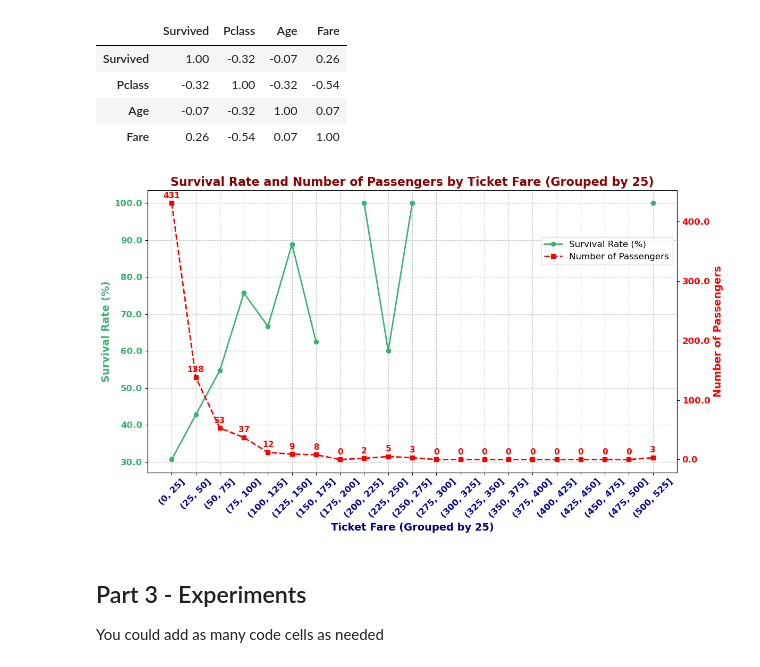
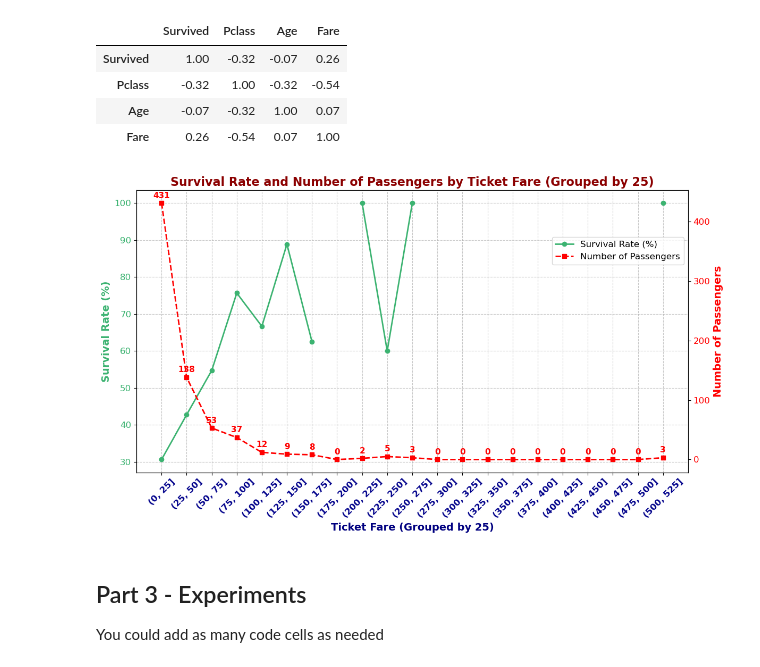
Before and after one commit to ShalevOzeri/machine-learning-task-2, a Jupyter notebook: Assignment2_supervised_learning_flow.ipynb, the cells around one changed output. Cells and saved outputs as stored; diff of their text form; code cells hidden in the pictures.

```diff
--- a/Assignment2_supervised_learning_flow.ipynb
+++ b/Assignment2_supervised_learning_flow.ipynb
@@ -153,7 +153,7 @@ fare_bins = list(range(0, int(train_df["Fare"].max()) + 25, 25))
 train_df["FareGroup"] = pd.cut(train_df["Fare"], bins=fare_bins)
 
 # Calculate the survival rate for each fare group
-survival_rates = train_df.groupby("FareGroup")["Survived"].mean() * 100
+survival_rates = train_df.groupby("FareGroup", observed=False)["Survived"].mean() * 100
 
 # Calculate the number of passengers in each fare group
 passenger_counts = train_df["FareGroup"].value_counts().sort_index()
@@ -173,10 +173,9 @@ ax1.plot(
 )
 ax1.set_xlabel("Ticket Fare (Grouped by 25)", fontsize=14, fontweight='bold', color='navy')
 ax1.set_ylabel("Survival Rate (%)", fontsize=14, fontweight='bold', color='mediumseagreen')
-ax1.tick_params(axis='y', labelcolor='mediumseagreen')
+ax1.tick_params(axis='y', labelcolor='mediumseagreen', labelsize=12)
 ax1.set_xticks(range(len(survival_rates.index)))
 ax1.set_xticklabels(survival_rates.index.astype(str), rotation=45, fontsize=12, fontweight='bold', color='darkblue')
-ax1.set_yticklabels(ax1.get_yticks(), fontsize=12, fontweight='bold', color='mediumseagreen')
 
 # Number of passengers line (red, secondary y-axis)
 ax2 = ax1.twinx()
@@ -188,36 +187,35 @@ ax2.plot(
     color='red',
     label='Number of Passengers',
     linewidth=2
 )
 ax2.set_ylabel("Number of Passengers", fontsize=14, fontweight='bold', color='red')
-ax2.tick_params(axis='y', labelcolor='red')
-ax2.set_yticklabels(ax2.get_yticks(), fontsize=12, fontweight='bold', color='red')
+ax2.tick_params(axis='y', labelcolor='red', labelsize=12)
 ax2.set_xticks(range(len(passenger_counts.index)))
 ax2.set_xticklabels(passenger_counts.index.astype(str), rotation=45, fontsize=12, fontweight='bold', color='red')
 
 # Add data labels to the red line (number of passengers)
 for i, (x, y) in enumerate(zip(passenger_counts.index.astype(str), passenger_counts.values)):
     ax2.text(i, y + max(passenger_counts.values)*0.02, str(y), color='red', fontsize=11, fontweight='bold', ha='center')
 
 # Title and grid
 plt.title("Survival Rate and Number of Passengers by Ticket Fare (Grouped by 25)", fontsize=16, fontweight='bold', color='darkred')
 ax1.grid(True, linestyle='--', alpha=0.7)
 
 # Legends (upper right)
 lines_1, labels_1 = ax1.get_legend_handles_labels()
 lines_2, labels_2 = ax2.get_legend_handles_labels()
 ax1.legend(
     lines_1 + lines_2,
     labels_1 + labels_2,
     loc='upper right',
     bbox_to_anchor=(1, 0.85),
     fontsize=12
 )
 
 plt.tight_layout()
 plt.show()
 # %% [output]
-[figure, old version]
+[figure, new version]
 # %% [markdown]
 ## Part 3 - Experiments
 You could add as many code cells as needed
```
